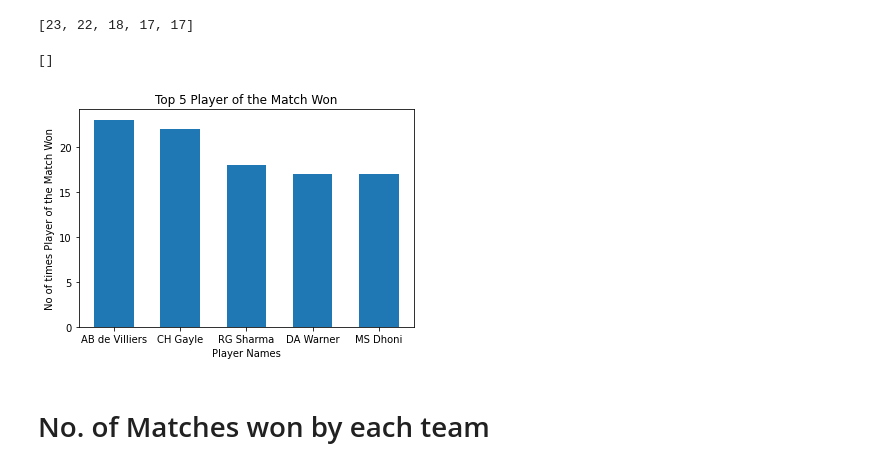
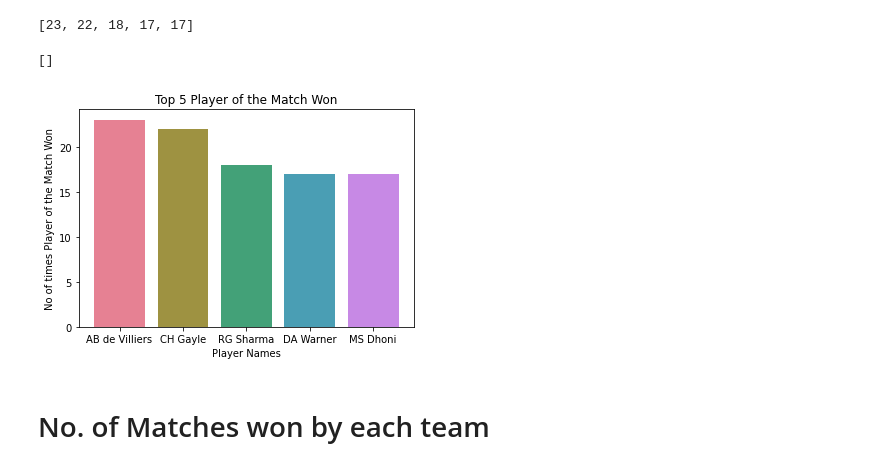
Before and after one commit to mohtashim0007/Machine-Learning-Projects, a Jupyter notebook: IPL_EDA_DashBoard.ipynb, the cells around one changed output. Drawn from its saved outputs; the diff is of its cells as text; code cells hidden in the pictures.

```diff
--- a/IPL_EDA_DashBoard.ipynb
+++ b/IPL_EDA_DashBoard.ipynb
@@ -5,3 +5,5 @@ import pandas as pd
 import numpy as np
 import matplotlib.pyplot as plt
 import seaborn as sns
+import numpy as np
+fig_colors = ['Set1', 'Set2', 'Set3', 'tab10' ,'deep', 'hls', 'husl', 'rocket_r', 'YlOrBr', 'Spectral']
@@ -71,14 +81,14 @@ Mom_values
 # %% [output]
 [23, 22, 18, 17, 17]
 # %%
-plt.bar(MoM_names, Mom_values, width=0.6)
+sns.barplot(MoM_names, Mom_values,palette = np.random.choice(fig_colors))
 plt.ylabel('No of times Player of the Match Won')
 plt.xlabel('Player Names')
 plt.title('Top 5 Player of the Match Won')
 plt.plot()
 # %% [output]
 []
-[figure, old version]
+[figure, new version]
 # %% [markdown]
 # No. of Matches won by each team
 # %%
```
Also changed, not shown: parts of 18 cells of this notebook.
